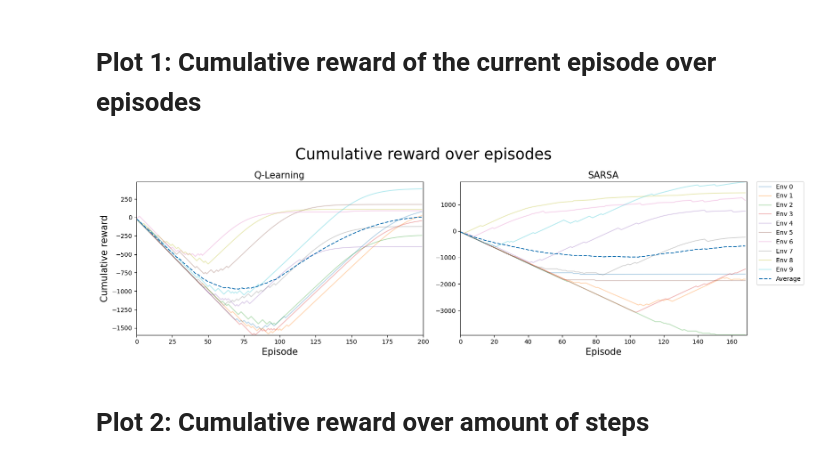
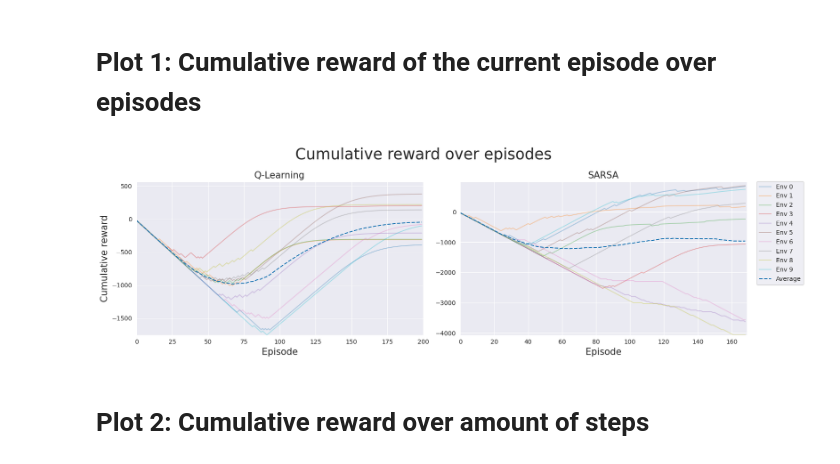
Before and after one commit to Schmiddi3110/MasterStudium, a Jupyter notebook: DRL/Studienarbeiten/Studienarbeit1/test.ipynb, the cells around one changed output. Cells and saved outputs as stored; diff of their text form; code cells hidden in the pictures.

```diff
--- a/DRL/Studienarbeiten/Studienarbeit1/test.ipynb
+++ b/DRL/Studienarbeiten/Studienarbeit1/test.ipynb
@@ -11,5 +13,11 @@ from plot import *
 
 COUNT_ENVIRONMENT = 10
+# %%
+SARSA_PARAMS_A1 = optimize.load_study('DRL_Studienarbeit1_A1_sarsa','sqlite:///DRL_Studienarbeit1_A1_sarsa.db')
+SARSA_PARAMS_A2 = optimize.load_study('DRL_Studienarbeit1_A2_sarsa','sqlite:///DRL_Studienarbeit1_A2_sarsa.db')
+
+Q_PARAMS_A1 = optimize.load_study('DRL_Studienarbeit1_A1','sqlite:///DRL_Studienarbeit1_A1.db')
+Q_PARAMS_A2 = optimize.load_study('DRL_Studienarbeit1_A2','sqlite:///DRL_Studienarbeit1_A2.db')
 # %%
 def select_action(eps, decay,episode, state, q_table):
     """
@@ -205,11 +213,26 @@ envs_A1 = []
 for i in range(COUNT_ENVIRONMENT):
     env = Random(size=12, water=0.3, mountain=0)
     envs_A1.append(env)
-    qlearning_data[i] = qlearning(env, Q_ALPHA, Q_GAMMA, Q_EPISODES, Q_MAX_EPISODE_LENGTH, Q_INIT_REWARD, Q_EPS, Q_DECAY)
-    sarsa_data[i] = sarsa(env, SARSA_ALPHA, SARSA_GAMMA, SARSA_EPISODES, SARSA_MAX_EPISODE_LENGTH, SARSA_INIT_REWARD, SARSA_EPS, SARSA_DECAY)
+    qlearning_data[i] = qlearning(env,
+                                  Q_PARAMS_A1['ALPHA'],
+                                  Q_PARAMS_A1['GAMMA'],
+                                  Q_PARAMS_A1['EPISODES'],
+                                  Q_PARAMS_A1['MAX_EPISODE_LENGTH'],
+                                  Q_PARAMS_A1['INIT_REWARD'],
+                                  Q_PARAMS_A1['EPS'],
+                                  Q_PARAMS_A1['DECAY'])
+
+    sarsa_data[i] = sarsa(env,
+                          SARSA_PARAMS_A1['ALPHA'],
+                          SARSA_PARAMS_A1['GAMMA'],
+                          SARSA_PARAMS_A1['EPISODES'],
+                          SARSA_PARAMS_A1['MAX_EPISODE_LENGTH'],
+                          SARSA_PARAMS_A1['INIT_REWARD'],
+                          SARSA_PARAMS_A1['EPS'],
+                          SARSA_PARAMS_A1['DECAY'])
-# %%
-plot_A1(qlearning_data, sarsa_data)
-# %% [output]
-[figure, removed]
+# %%
+plot_episodes(qlearning_data, Q_PARAMS_A1['EPISODES'], sarsa_data, SARSA_PARAMS_A1['EPISODES'])
+# %% [output]
+[figure, added]
 # %% [markdown]
 # Plot 2: Cumulative reward over amount of steps
```
Also changed, not shown: parts of 7 cells of this notebook, 2 other files.
